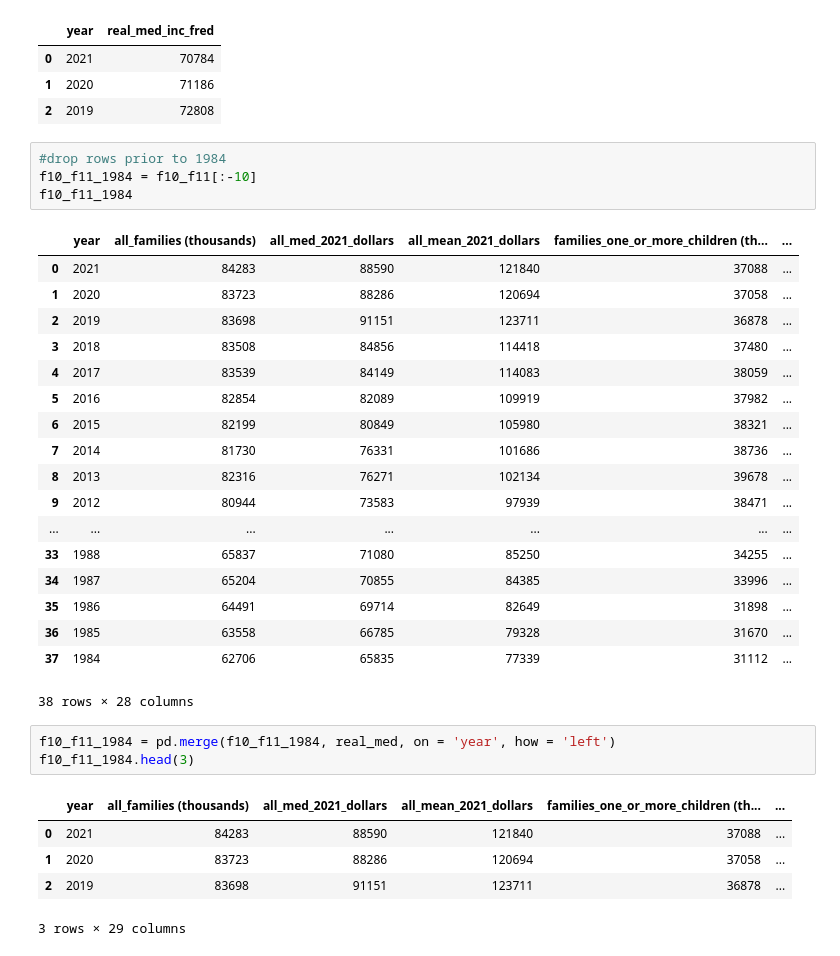
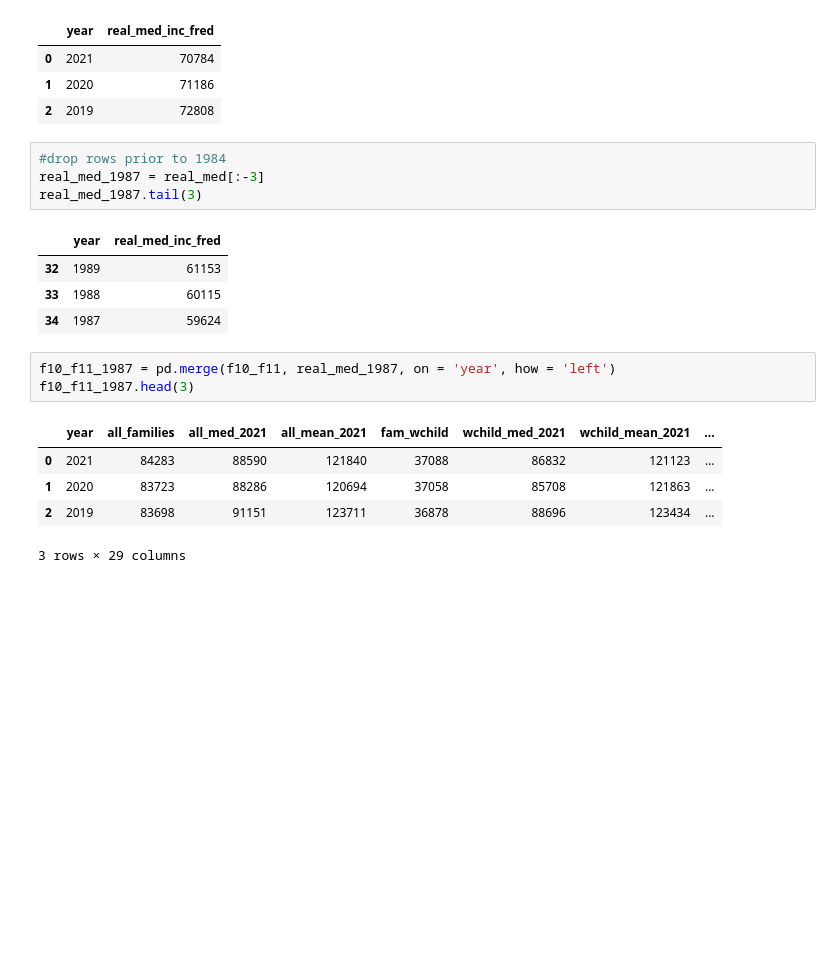
Before and after one commit to SchreinerJS/schreinerj_capstone, a Jupyter notebook: notebooks/f10_f11_cleaned_merged.ipynb, the cells around one changed output. Saved outputs shown, nothing was run; the diff lists cells and outputs as text; blank space fills up the shorter version.

```diff
--- a/notebooks/f10_f11_cleaned_merged.ipynb
+++ b/notebooks/f10_f11_cleaned_merged.ipynb
@@ -631,35 +641,21 @@ real_med.head(3)
 | 2 | 2019 | 72808 |
 # %%
 #drop rows prior to 1984
-f10_f11_1984 = f10_f11[:-10]
-f10_f11_1984
+real_med_1987 = real_med[:-3]
+real_med_1987.tail(3)
 # %% [output]
-|  | year | all_families (thousands) | all_med_2021_dollars | all_mean_2021_dollars | families_one_or_more_children (th... | ... |
-| 0 | 2021 | 84283 | 88590 | 121840 | 37088 | ... |
-| 1 | 2020 | 83723 | 88286 | 120694 | 37058 | ... |
-| 2 | 2019 | 83698 | 91151 | 123711 | 36878 | ... |
-| 3 | 2018 | 83508 | 84856 | 114418 | 37480 | ... |
-| 4 | 2017 | 83539 | 84149 | 114083 | 38059 | ... |
-| 5 | 2016 | 82854 | 82089 | 109919 | 37982 | ... |
-| 6 | 2015 | 82199 | 80849 | 105980 | 38321 | ... |
-| 7 | 2014 | 81730 | 76331 | 101686 | 38736 | ... |
-| 8 | 2013 | 82316 | 76271 | 102134 | 39678 | ... |
-| 9 | 2012 | 80944 | 73583 | 97939 | 38471 | ... |
-| ... | ... | ... | ... | ... | ... | ... |
-| 33 | 1988 | 65837 | 71080 | 85250 | 34255 | ... |
-| 34 | 1987 | 65204 | 70855 | 84385 | 33996 | ... |
-| 35 | 1986 | 64491 | 69714 | 82649 | 31898 | ... |
-| 36 | 1985 | 63558 | 66785 | 79328 | 31670 | ... |
-| 37 | 1984 | 62706 | 65835 | 77339 | 31112 | ... |
+|  | year | real_med_inc_fred |
+| 32 | 1989 | 61153 |
+| 33 | 1988 | 60115 |
+| 34 | 1987 | 59624 |
-38 rows × 28 columns
 # %%
-f10_f11_1984 = pd.merge(f10_f11_1984, real_med, on = 'year', how = 'left')
-f10_f11_1984.head(3)
+f10_f11_1987 = pd.merge(f10_f11, real_med_1987, on = 'year', how = 'left')
+f10_f11_1987.head(3)
 # %% [output]
-|  | year | all_families (thousands) | all_med_2021_dollars | all_mean_2021_dollars | families_one_or_more_children (th... | ... |
-| 0 | 2021 | 84283 | 88590 | 121840 | 37088 | ... |
-| 1 | 2020 | 83723 | 88286 | 120694 | 37058 | ... |
-| 2 | 2019 | 83698 | 91151 | 123711 | 36878 | ... |
+|  | year | all_families | all_med_2021 | all_mean_2021 | fam_wchild | wchild_med_2021 | wchild_mean_2021 | ... |
+| 0 | 2021 | 84283 | 88590 | 121840 | 37088 | 86832 | 121123 | ... |
+| 1 | 2020 | 83723 | 88286 | 120694 | 37058 | 85708 | 121863 | ... |
+| 2 | 2019 | 83698 | 91151 | 123711 | 36878 | 88696 | 123434 | ... |
 3 rows × 29 columns
 # %%
 # remove real_med from dataframe
```
Also changed, not shown: parts of 44 cells of this notebook, 1 other file.
